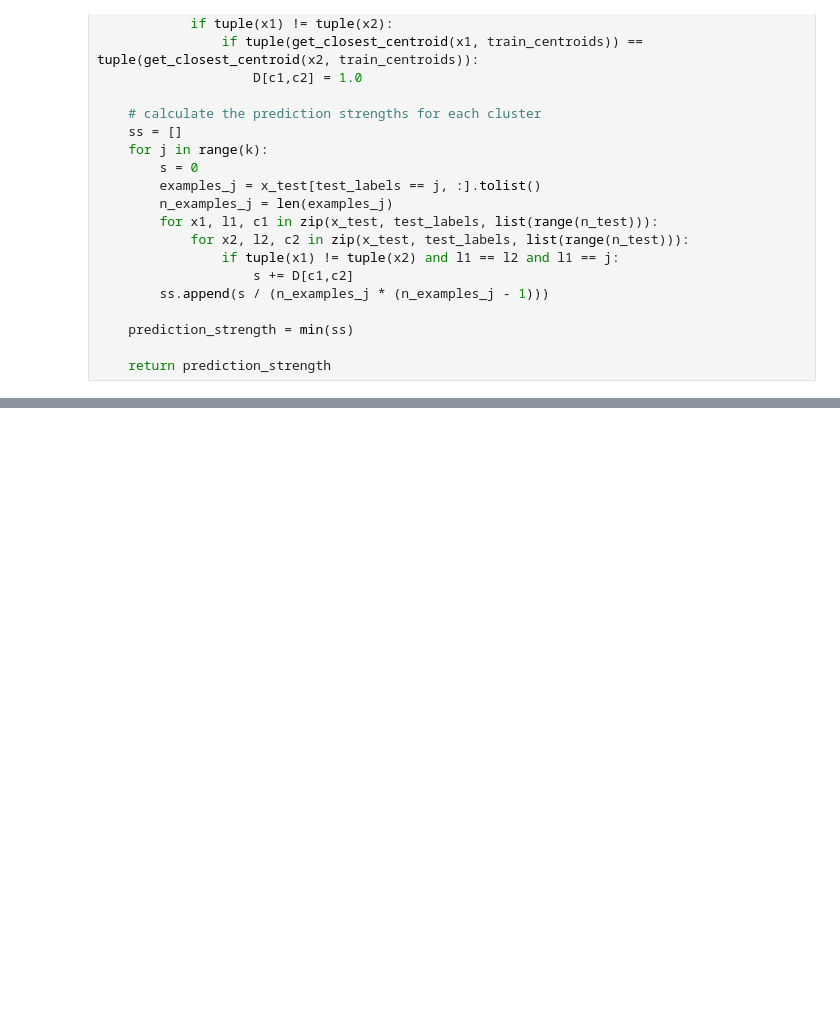
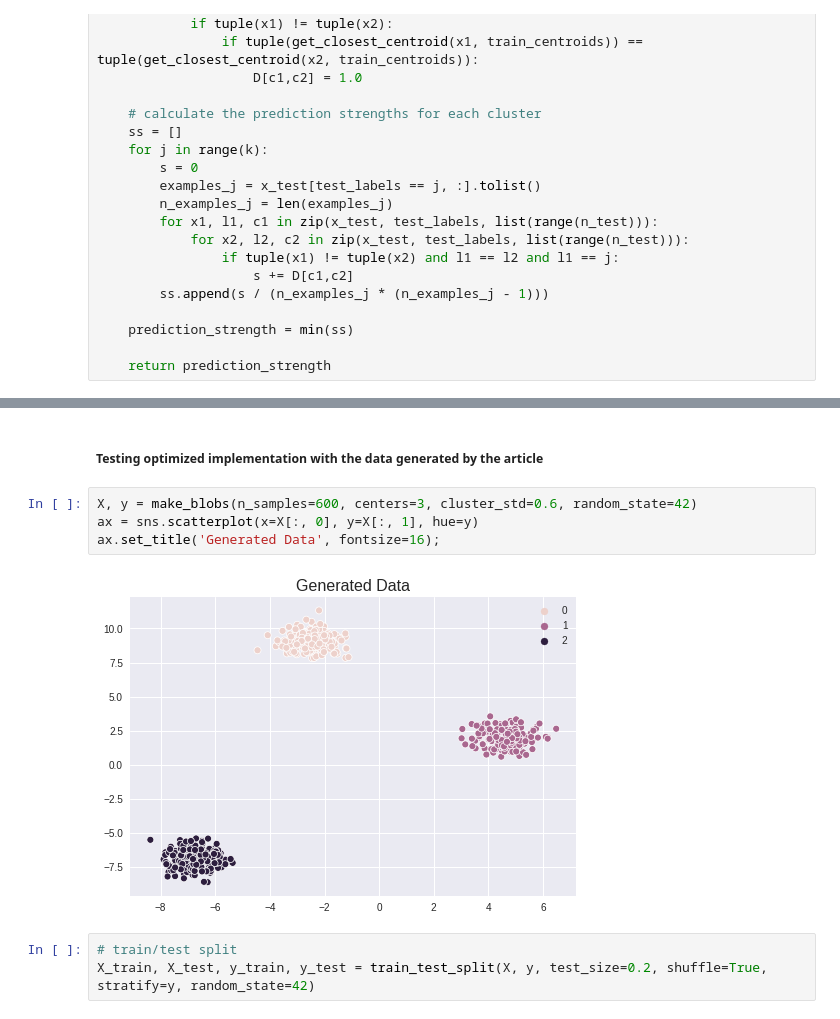
Before and after one commit to dehoyosb/MinJusticia_team77_DS4A_Project, a Jupyter notebook: app/unsupervised_learning_daniel.ipynb, the cells around one changed output, grey strips where cells are left out. Drawn from its saved outputs; the diff is of its cells as text; blank space fills up the shorter version.

```diff
--- a/app/unsupervised_learning_daniel.ipynb
+++ b/app/unsupervised_learning_daniel.ipynb
@@ -291,0 +568,11 @@ def get_prediction_strength(k, train_centroids, x_test, test_labels):
+# %% [markdown]
+##### Testing optimized implementation with the data generated by the article
+# %%
+X, y = make_blobs(n_samples=600, centers=3, cluster_std=0.6, random_state=42)
+ax = sns.scatterplot(x=X[:, 0], y=X[:, 1], hue=y)
+ax.set_title('Generated Data', fontsize=16);
+# %% [output]
+[figure, added]
+# %%
+# train/test split
+X_train, X_test, y_train, y_test = train_test_split(X, y, test_size=0.2, shuffle=True, stratify=y, random_state=42)
```
Also changed, not shown: parts of 40 cells of this notebook.
